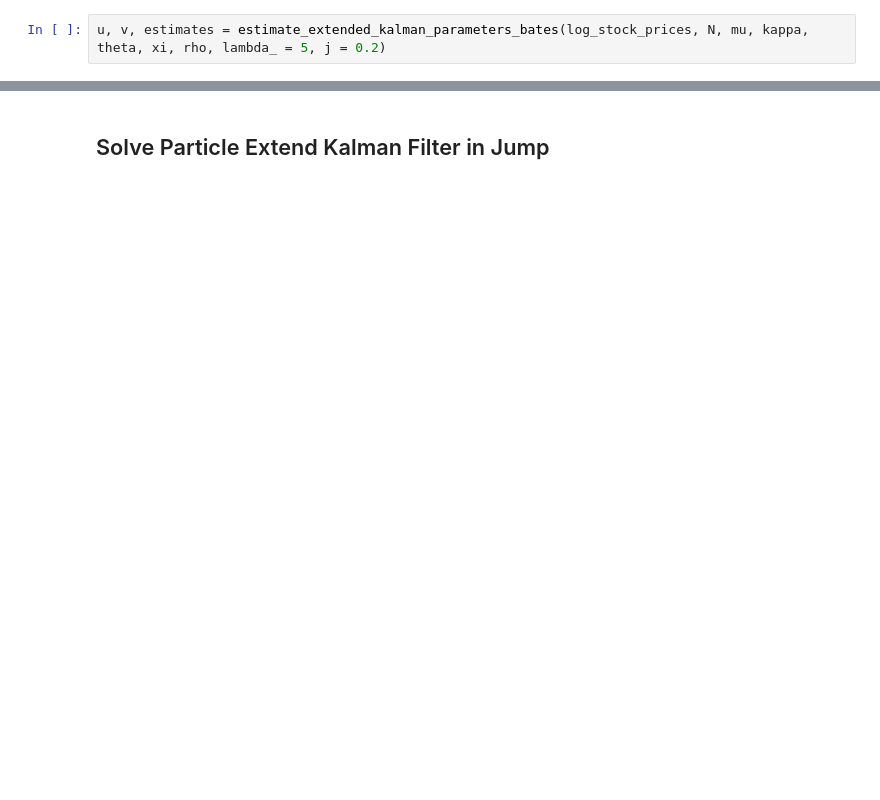
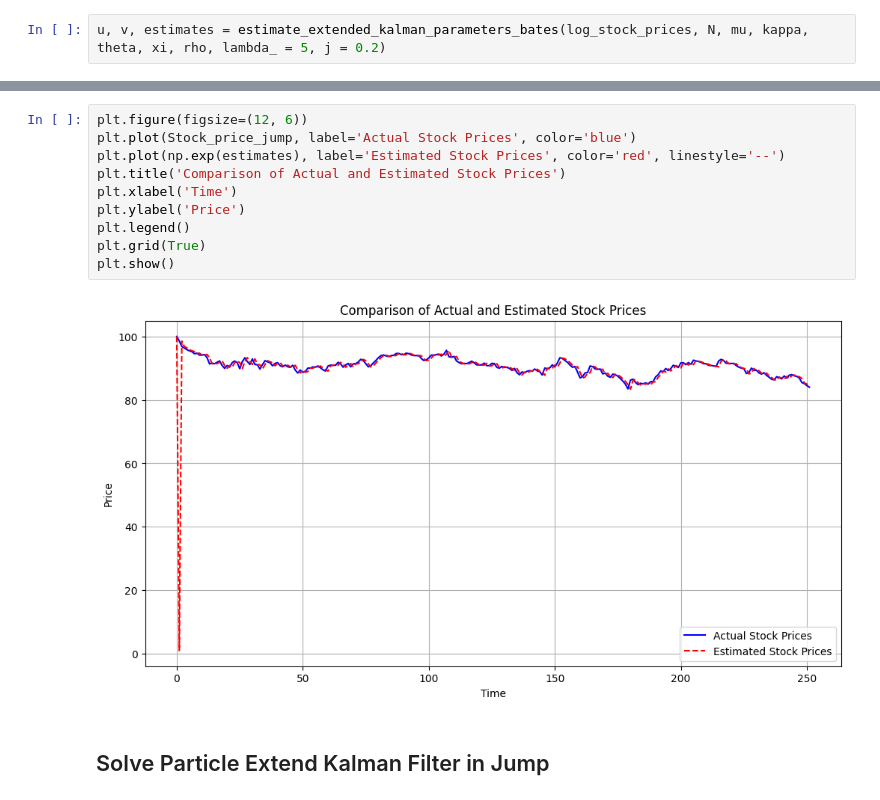
Before and after one commit to bao021600/Application-of-Kalman-Filter-in-Stochastic-Differentional-Equations, a Jupyter notebook: Filtering_Heston.ipynb, the cells around one changed output, grey strips where cells are left out. Drawn from its saved outputs; the diff is of its cells as text; blank space fills up the shorter version.

```diff
--- a/Filtering_Heston.ipynb
+++ b/Filtering_Heston.ipynb
@@ -367,3 +392,15 @@ plt.show()
+# %%
+plt.figure(figsize=(12, 6))
+plt.plot(Stock_price_jump, label='Actual Stock Prices', color='blue')
+plt.plot(np.exp(estimates), label='Estimated Stock Prices', color='red', linestyle='--')
+plt.title('Comparison of Actual and Estimated Stock Prices')
+plt.xlabel('Time')
+plt.ylabel('Price')
+plt.legend()
+plt.grid(True)
+plt.show()
+# %% [output]
+[figure, added]
 # %% [markdown]
 ## Solve Particle Extend Kalman Filter in Jump
 # %%
```
Also changed, not shown: parts of 26 cells of this notebook.
